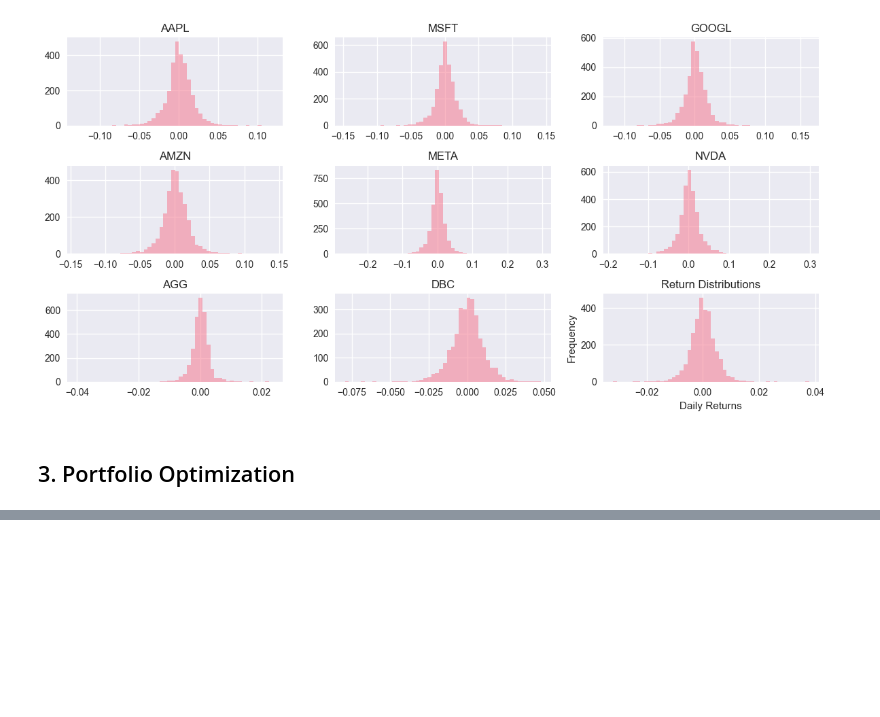
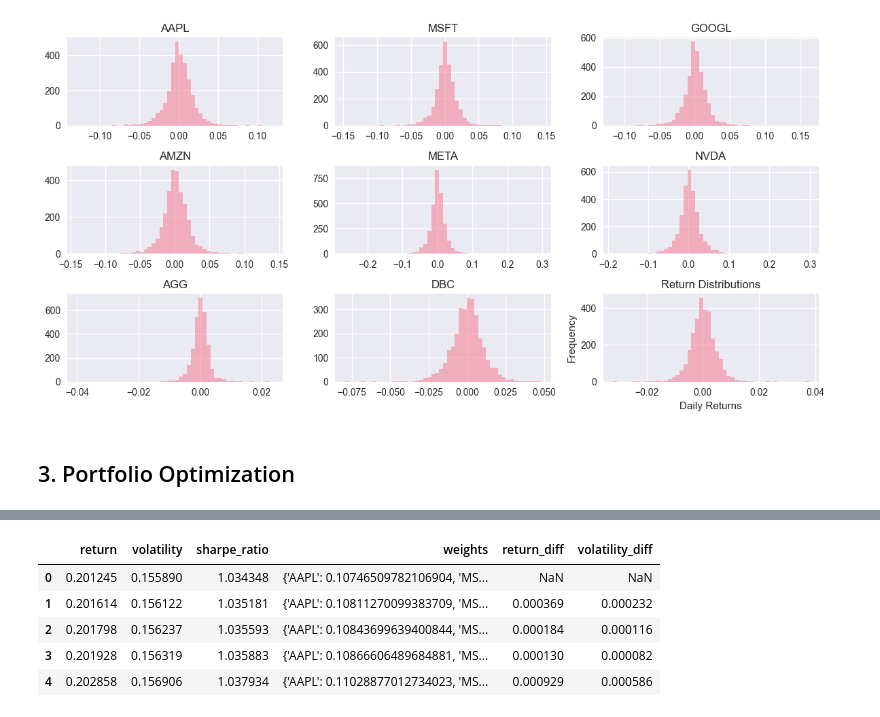
Before and after one commit to FrostNT1/Portfolio-Optimization, a Jupyter notebook: notebooks/00_data-exploration.ipynb, the cells around one changed output, grey strips where cells are left out. Saved outputs shown, nothing was run; the diff lists cells and outputs as text; code cells hidden in the pictures; blank space fills up the shorter version.

```diff
--- a/notebooks/00_data-exploration.ipynb
+++ b/notebooks/00_data-exploration.ipynb
@@ -141,3 +136,12 @@ Keeping 46 unique points
+# %%
+ef.head()
+# %% [output]
+|  | return | volatility | sharpe_ratio | weights | return_diff | volatility_diff |
+| 0 | 0.201245 | 0.155890 | 1.034348 | {'AAPL': 0.10746509782106904, 'MS... | NaN | NaN |
+| 1 | 0.201614 | 0.156122 | 1.035181 | {'AAPL': 0.10811270099383709, 'MS... | 0.000369 | 0.000232 |
+| 2 | 0.201798 | 0.156237 | 1.035593 | {'AAPL': 0.10843699639400844, 'MS... | 0.000184 | 0.000116 |
+| 3 | 0.201928 | 0.156319 | 1.035883 | {'AAPL': 0.10866606489684881, 'MS... | 0.000130 | 0.000082 |
+| 4 | 0.202858 | 0.156906 | 1.037934 | {'AAPL': 0.11028877012734023, 'MS... | 0.000929 | 0.000586 |
 # %%
 # Plot efficient frontier
 fig = optimizer.plot_efficient_frontier(ef, show_sharpe=True, show_assets=True, returns=returns, show_plot=True);
```
Also changed, not shown: parts of 6 cells of this notebook, 14 other files.
